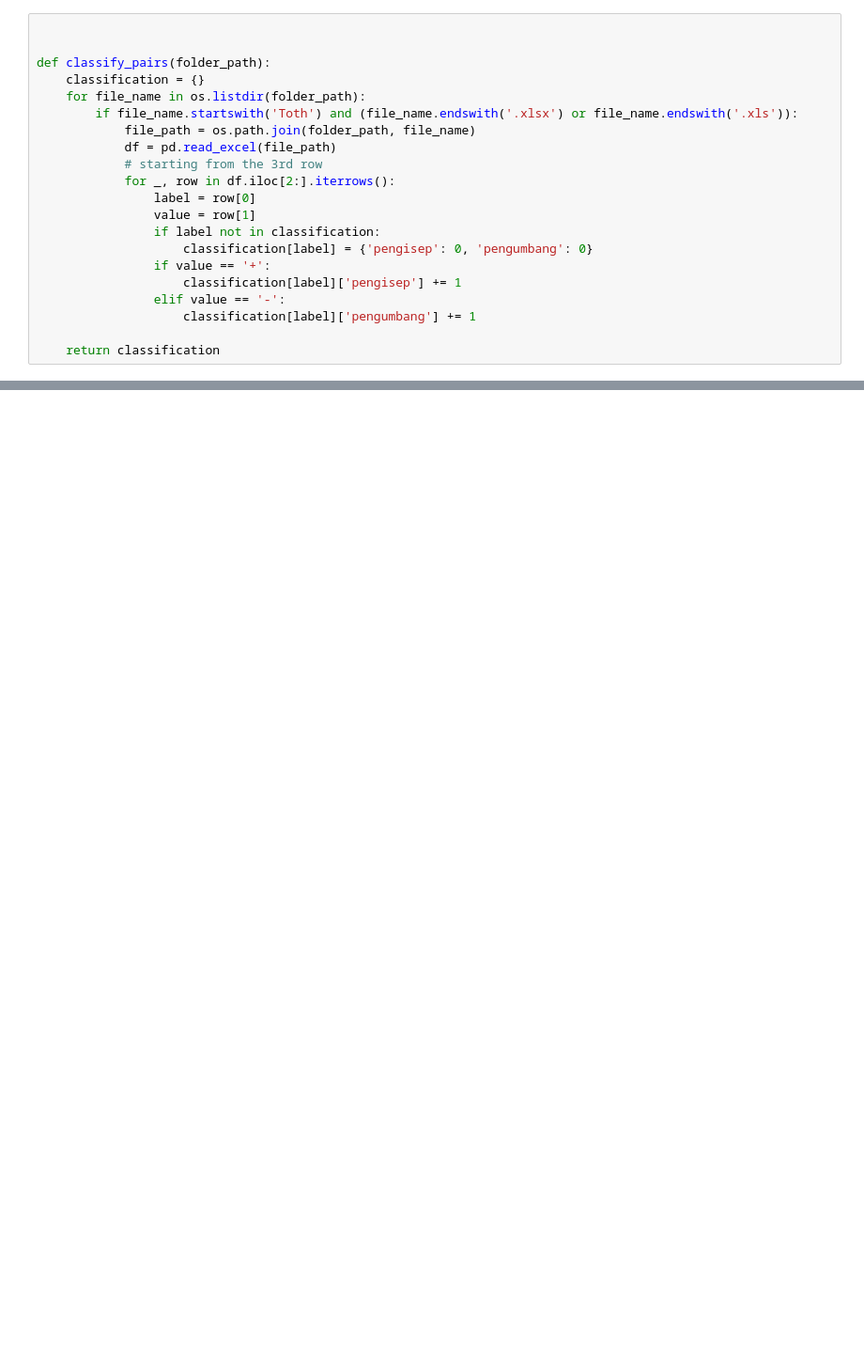
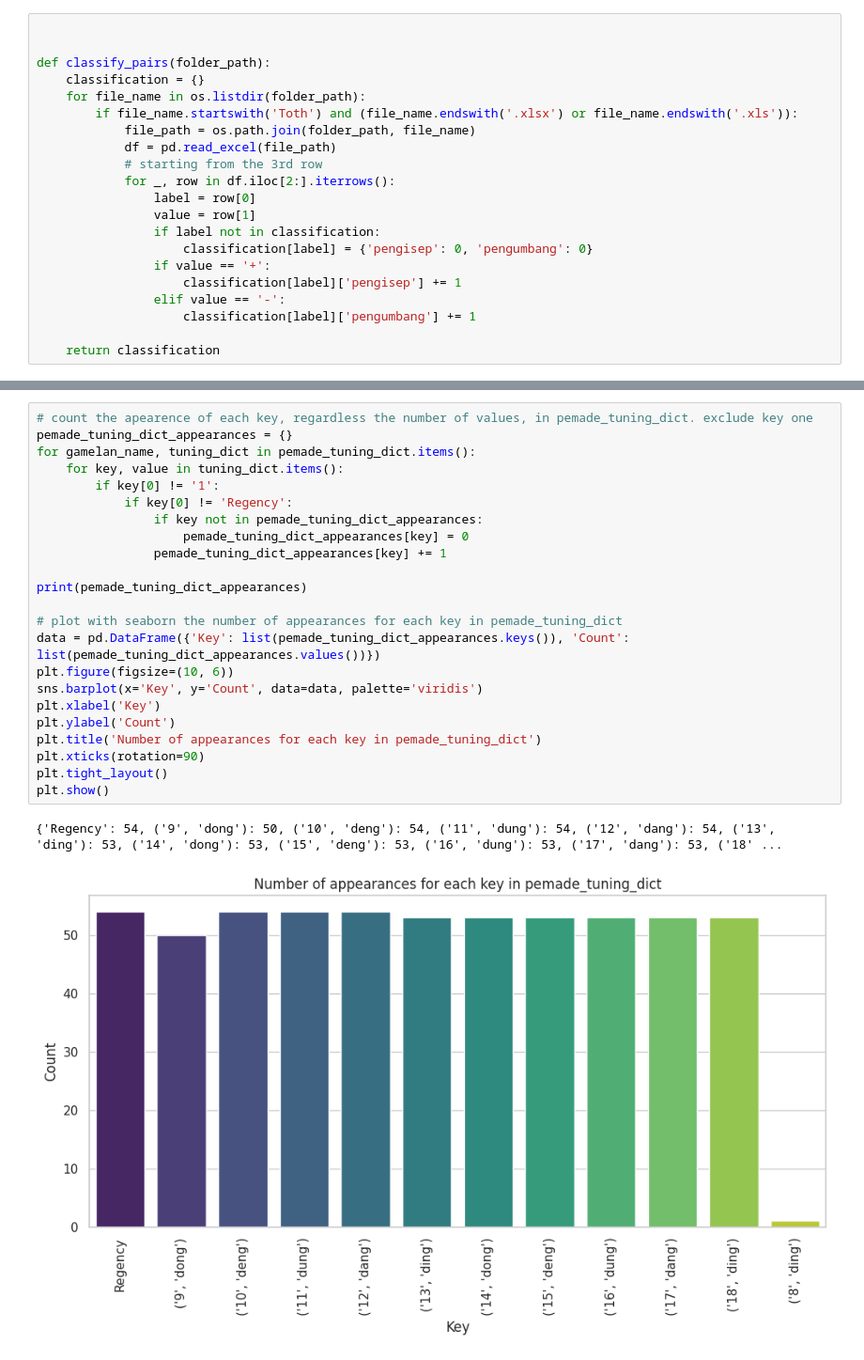
Before and after one commit to Masetto96/mir-gamelan, a Jupyter notebook: lluis.ipynb, the cells around one changed output, grey strips where cells are left out. Shown: that part at 94% size. Saved outputs shown, nothing was run; the diff lists cells and outputs as text; blank space fills up the shorter version.

```diff
--- a/lluis.ipynb
+++ b/lluis.ipynb
@@ -198,0 +158,26 @@ print(result_dict)
+# %%
+# count the apearence of each key, regardless the number of values, in pemade_tuning_dict. exclude key one
+pemade_tuning_dict_appearances = {}
+for gamelan_name, tuning_dict in pemade_tuning_dict.items():
+    for key, value in tuning_dict.items():
+        if key[0] != '1':
+            if key[0] != 'Regency':
+                if key not in pemade_tuning_dict_appearances:
+                    pemade_tuning_dict_appearances[key] = 0
+                pemade_tuning_dict_appearances[key] += 1
+
+print(pemade_tuning_dict_appearances)
+
+# plot with seaborn the number of appearances for each key in pemade_tuning_dict
+data = pd.DataFrame({'Key': list(pemade_tuning_dict_appearances.keys()), 'Count': list(pemade_tuning_dict_appearances.values())})
+plt.figure(figsize=(10, 6))
+sns.barplot(x='Key', y='Count', data=data, palette='viridis')
+plt.xlabel('Key')
+plt.ylabel('Count')
+plt.title('Number of appearances for each key in pemade_tuning_dict')
+plt.xticks(rotation=90)
+plt.tight_layout()
+plt.show()
+# %% [output]
+{'Regency': 54, ('9', 'dong'): 50, ('10', 'deng'): 54, ('11', 'dung'): 54, ('12', 'dang'): 54, ('13', 'ding'): 53, ('14', 'dong'): 53, ('15', 'deng'): 53, ('16', 'dung'): 53, ('17', 'dang'): 53, ('18' ...
+[figure, added]
```
Also changed, not shown: parts of 20 cells of this notebook.
